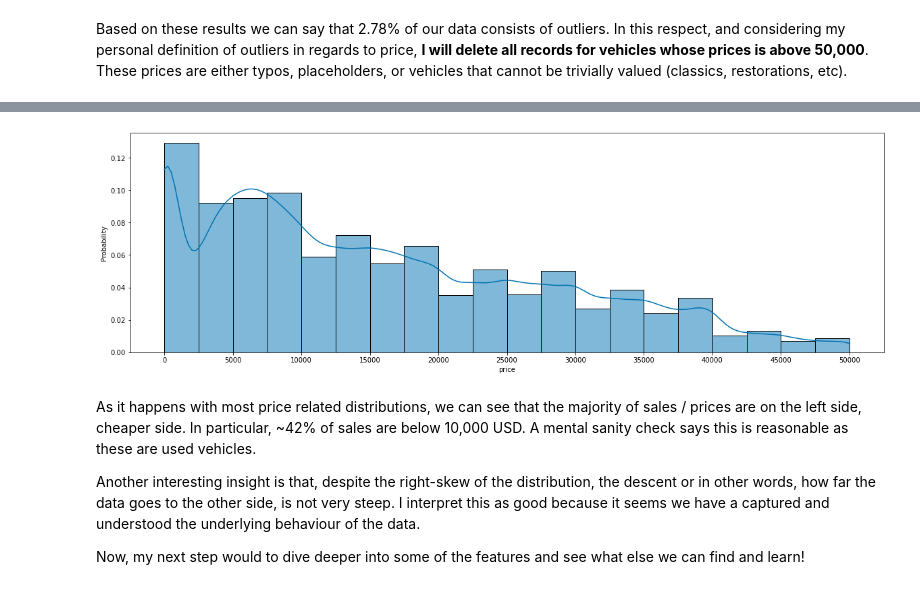
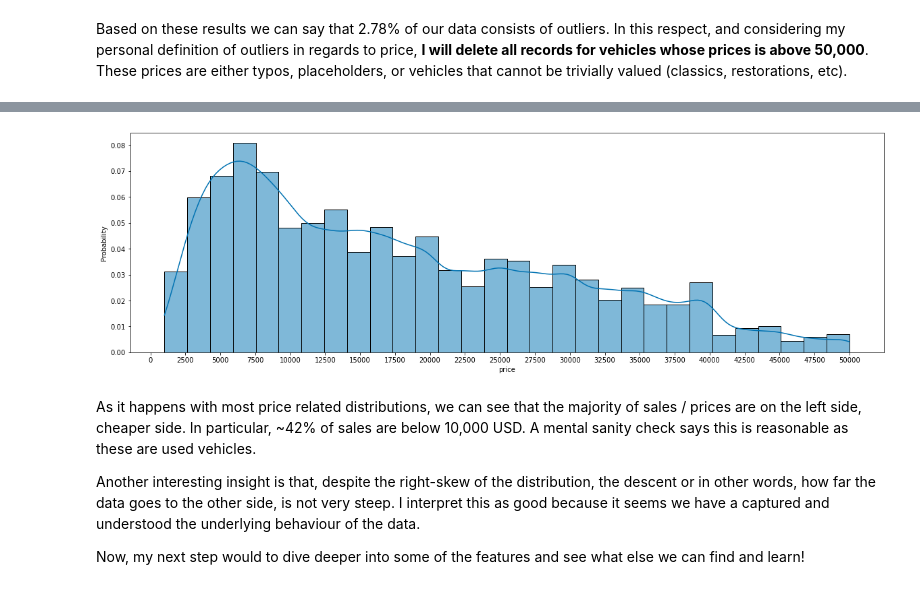
Before and after one commit to alexkingsing/used_cars, a Jupyter notebook: Used_cars_Dev.ipynb, the cells around one changed output, grey strips where cells are left out. Saved outputs shown, nothing was run; the diff lists cells and outputs as text; code cells hidden in the pictures.

```diff
--- a/Used_cars_Dev.ipynb
+++ b/Used_cars_Dev.ipynb
@@ -417,11 +478,13 @@ df = df[df["price"] < 50000]
+# %%
+df = df[df["price"] > 1000]
 # %%
 # Let's try visualizing the price distribution now that are rid of outliers
 plt.figure(figsize=(20,6))
-ax = sns.histplot(data = df["price"], bins = 20, kde = True, stat = "probability")
+ax = sns.histplot(data = df["price"], bins = 30, kde = True, stat = "probability")
 # adding ticks every 5,000 USD
-ax.xaxis.set_major_locator(MultipleLocator(5000))
+ax.xaxis.set_major_locator(MultipleLocator(2500))
 # %% [output]
-[figure, old version]
+[figure, new version]
 # %% [markdown]
 As it happens with most price related distributions, we can see that the majority of sales / prices are on the left side, cheaper side. In particular, ~42% of sales are below 10,000 USD. A  mental sanity check says this is reasonable as these are used vehicles.
 
```
Also changed, not shown: parts of 47 cells of this notebook.
